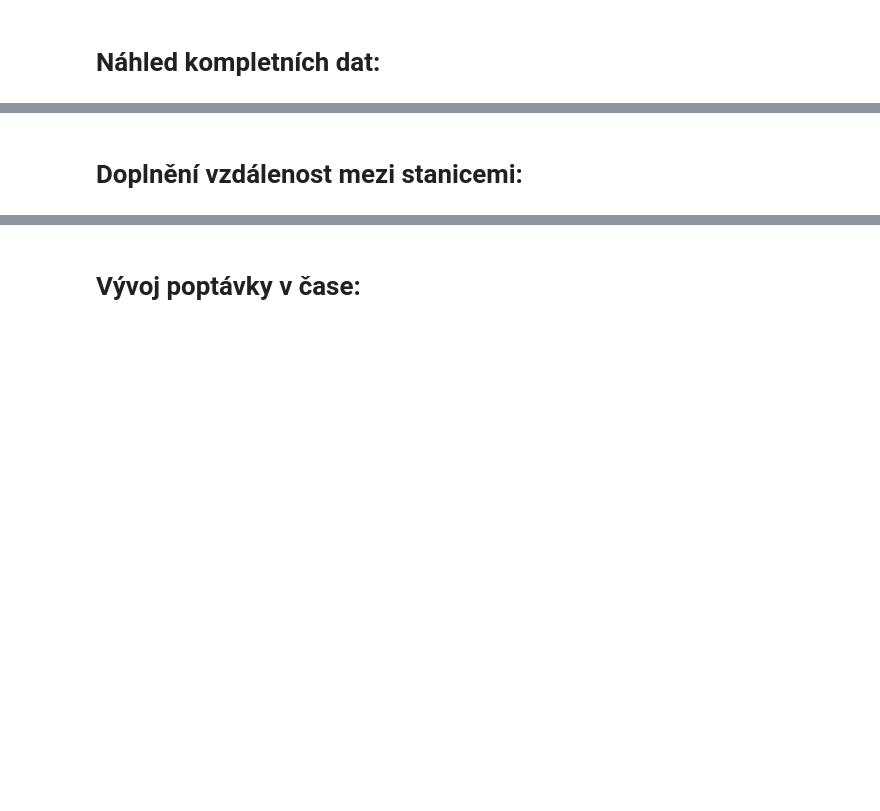
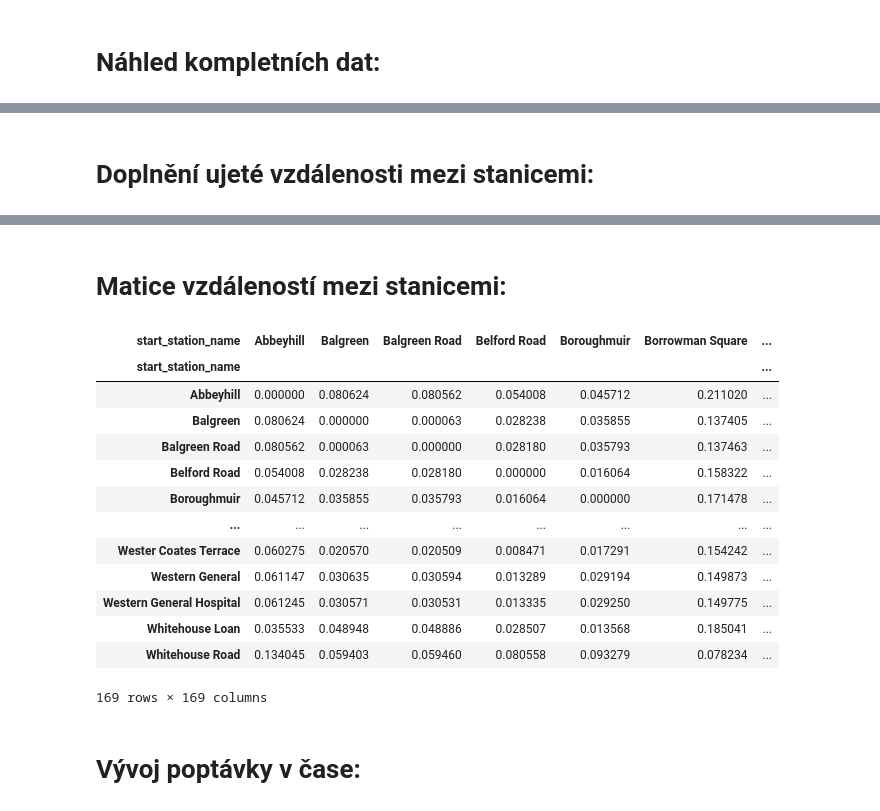
Before and after one commit to ondrejknopp/Engeto_Pandas_project, a Jupyter notebook: Engeto_Pandas_project_Knopp.ipynb, the cells around one changed output, grey strips where cells are left out. Cells and saved outputs as stored; diff of their text form; code cells hidden in the pictures; blank space fills up the shorter version.

```diff
--- a/Engeto_Pandas_project_Knopp.ipynb
+++ b/Engeto_Pandas_project_Knopp.ipynb
@@ -42,3 +83,3 @@ bikes_df.sort_values('start_station_id', ascending = True).head(10)
 # %% [markdown]
-# Doplnění vzdálenost mezi stanicemi:
+# Doplnění ujeté vzdálenosti mezi stanicemi:
 # %%
@@ -76,6 +117,30 @@ bikes_df.sort_values('start_station_id', ascending = True).head(10)
 | 7 | 2018-09-16 12:28:57 | 2018-09-16 12:47:12 | 1094 | 254 | Kings Building 3 | Kings Building House | ... |
 | 8 | 2018-09-16 12:29:18 | 2018-09-16 12:46:24 | 1025 | 254 | Kings Building 3 | Kings Building House | ... |
 | 9 | 2018-09-16 12:50:17 | 2018-09-16 12:51:30 | 72 | 264 | Pollock Halls | Pollock Halls Entrance | ... |
+# %% [markdown]
+# Matice vzdáleností mezi stanicemi:
+# %%
+from math import sin, cos, sqrt, atan2, radians
+from scipy.spatial.distance import pdist, squareform
+
+coordinates_list = bikes_df[['start_station_name','start_station_longitude','start_station_latitude']].drop_duplicates(subset='start_station_name',keep='first').sort_values('start_station_name', ascending=True)
+
+pd.DataFrame(squareform(pdist(coordinates_list.iloc[:, 1:])), columns=coordinates_list.start_station_name, index=coordinates_list.start_station_name)
+# %% [output]
+| start_station_name | Abbeyhill | Balgreen | Balgreen Road | Belford Road | Boroughmuir | Borrowman Square | ... |
+| start_station_name |  |  |  |  |  |  | ... |
+| Abbeyhill | 0.000000 | 0.080624 | 0.080562 | 0.054008 | 0.045712 | 0.211020 | ... |
+| Balgreen | 0.080624 | 0.000000 | 0.000063 | 0.028238 | 0.035855 | 0.137405 | ... |
+| Balgreen Road | 0.080562 | 0.000063 | 0.000000 | 0.028180 | 0.035793 | 0.137463 | ... |
+| Belford Road | 0.054008 | 0.028238 | 0.028180 | 0.000000 | 0.016064 | 0.158322 | ... |
+| Boroughmuir | 0.045712 | 0.035855 | 0.035793 | 0.016064 | 0.000000 | 0.171478 | ... |
+| ... | ... | ... | ... | ... | ... | ... | ... |
+| Wester Coates Terrace | 0.060275 | 0.020570 | 0.020509 | 0.008471 | 0.017291 | 0.154242 | ... |
+| Western General | 0.061147 | 0.030635 | 0.030594 | 0.013289 | 0.029194 | 0.149873 | ... |
+| Western General Hospital | 0.061245 | 0.030571 | 0.030531 | 0.013335 | 0.029250 | 0.149775 | ... |
+| Whitehouse Loan | 0.035533 | 0.048948 | 0.048886 | 0.028507 | 0.013568 | 0.185041 | ... |
+| Whitehouse Road | 0.134045 | 0.059403 | 0.059460 | 0.080558 | 0.093279 | 0.078234 | ... |
+169 rows × 169 columns
 # %% [markdown]
 # Vývoj poptávky v čase:
 # %%
```
Also changed, not shown: parts of 19 cells of this notebook.
